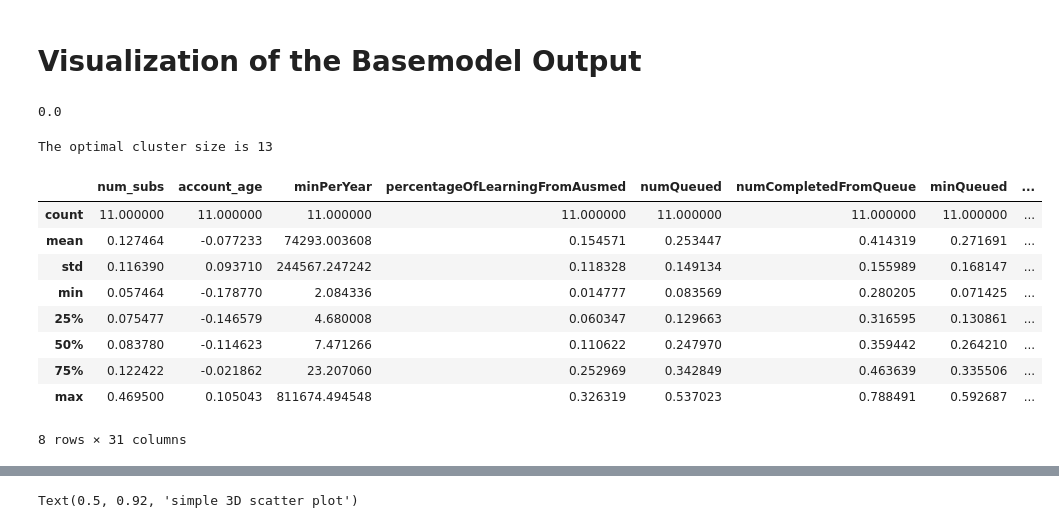
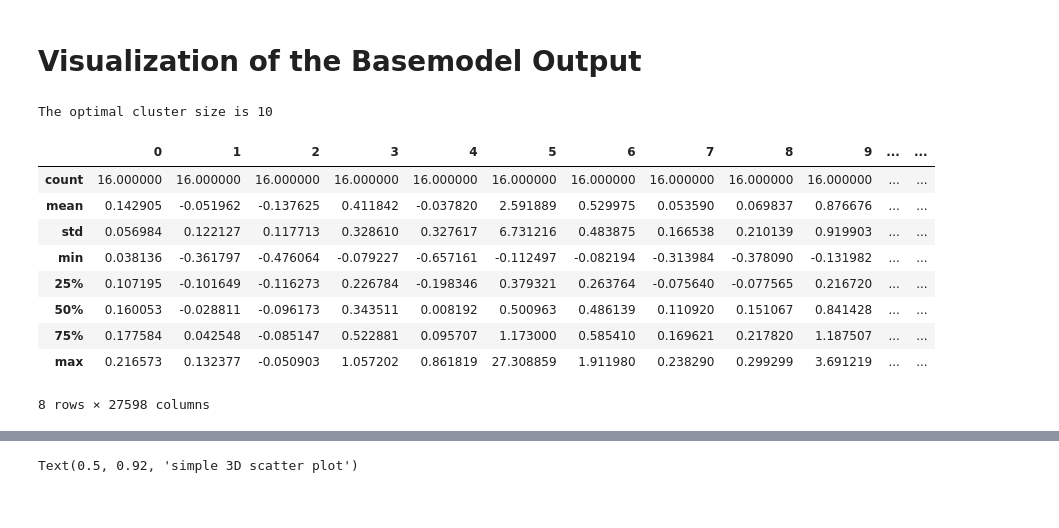
Before and after one commit to BenQuartermaine/customerclustering, a Jupyter notebook: notebooks/ran.ipynb, the cells around one changed output, grey strips where cells are left out. Drawn from its saved outputs; the diff is of its cells as text; code cells hidden in the pictures.

```diff
--- a/notebooks/ran.ipynb
+++ b/notebooks/ran.ipynb
@@ -1015,35 +1014,30 @@ plt.plot(clusters,wcss)
 Looks like the optimal number of cluster is around 14, but should we go that far? Maybe 8 is enough?
 # %% [markdown]
 # Visualization of the Basemodel Output
-# %%
-import numpy as np
-np.isnan(df_processed).sum()/len(df_processed)
-# %% [output]
-0.0
 # %%
 # The baseline model
 print(f"The optimal cluster size is {clusters[wcss.index(min(wcss))]}") # this gives 14
 
-base_model=MiniBatchKMeans(n_clusters=14)
+base_model=MiniBatchKMeans(n_clusters=16)
 X_pred=base_model.fit(df_processed).predict(df_processed)
 # %% [output]
-The optimal cluster size is 13
+The optimal cluster size is 10
 # %%
 # get centers
 df_centers=pd.DataFrame(base_model.cluster_centers_)
-df_centers.columns=df_processed.columns
+#df_centers.columns=df_processed.columns
 df_des=df_centers.describe()
 df_des
 # %% [output]
-|  | num_subs | account_age | minPerYear | percentageOfLearningFromAusmed | numQueued | numCompletedFromQueue | minQueued | ... |
-| count | 11.000000 | 11.000000 | 11.000000 | 11.000000 | 11.000000 | 11.000000 | 11.000000 | ... |
-| mean | 0.127464 | -0.077233 | 74293.003608 | 0.154571 | 0.253447 | 0.414319 | 0.271691 | ... |
-| std | 0.116390 | 0.093710 | 244567.247242 | 0.118328 | 0.149134 | 0.155989 | 0.168147 | ... |
-| min | 0.057464 | -0.178770 | 2.084336 | 0.014777 | 0.083569 | 0.280205 | 0.071425 | ... |
-| 25% | 0.075477 | -0.146579 | 4.680008 | 0.060347 | 0.129663 | 0.316595 | 0.130861 | ... |
-| 50% | 0.083780 | -0.114623 | 7.471266 | 0.110622 | 0.247970 | 0.359442 | 0.264210 | ... |
-| 75% | 0.122422 | -0.021862 | 23.207060 | 0.252969 | 0.342849 | 0.463639 | 0.335506 | ... |
-| max | 0.469500 | 0.105043 | 811674.494548 | 0.326319 | 0.537023 | 0.788491 | 0.592687 | ... |
+|  | 0 | 1 | 2 | 3 | 4 | 5 | 6 | 7 | 8 | 9 | ... | ... |
+| count | 16.000000 | 16.000000 | 16.000000 | 16.000000 | 16.000000 | 16.000000 | 16.000000 | 16.000000 | 16.000000 | 16.000000 | ... | ... |
+| mean | 0.142905 | -0.051962 | -0.137625 | 0.411842 | -0.037820 | 2.591889 | 0.529975 | 0.053590 | 0.069837 | 0.876676 | ... | ... |
+| std | 0.056984 | 0.122127 | 0.117713 | 0.328610 | 0.327617 | 6.731216 | 0.483875 | 0.166538 | 0.210139 | 0.919903 | ... | ... |
+| min | 0.038136 | -0.361797 | -0.476064 | -0.079227 | -0.657161 | -0.112497 | -0.082194 | -0.313984 | -0.378090 | -0.131982 | ... | ... |
+| 25% | 0.107195 | -0.101649 | -0.116273 | 0.226784 | -0.198346 | 0.379321 | 0.263764 | -0.075640 | -0.077565 | 0.216720 | ... | ... |
+| 50% | 0.160053 | -0.028811 | -0.096173 | 0.343511 | 0.008192 | 0.500963 | 0.486139 | 0.110920 | 0.151067 | 0.841428 | ... | ... |
+| 75% | 0.177584 | 0.042548 | -0.085147 | 0.522881 | 0.095707 | 1.173000 | 0.585410 | 0.169621 | 0.217820 | 1.187507 | ... | ... |
+| max | 0.216573 | 0.132377 | -0.050903 | 1.057202 | 0.861819 | 27.308859 | 1.911980 | 0.238290 | 0.299299 | 3.691219 | ... | ... |
-8 rows × 31 columns
+8 rows × 27598 columns
 # %%
 df_des.loc['std',:].sort_values(ascending=False)
```
Also changed, not shown: parts of 7 cells of this notebook, 1 other file.
